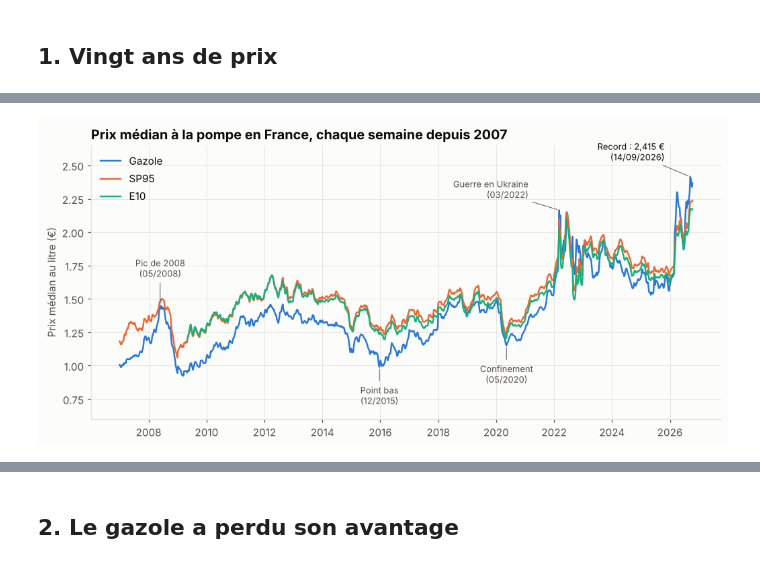
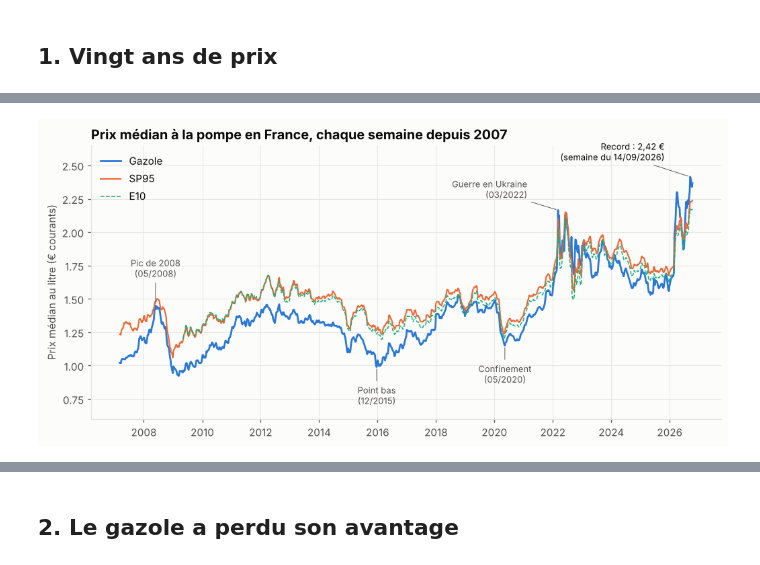
Before and after one commit to nitescuale/prix-carburants-bornes, a Jupyter notebook: notebooks/02_historique.ipynb, the cells around one changed output, grey strips where cells are left out. Saved outputs shown, nothing was run; the diff lists cells and outputs as text; code cells hidden in the pictures.

```diff
--- a/notebooks/02_historique.ipynb
+++ b/notebooks/02_historique.ipynb
@@ -90,2 +110,19 @@ print(f"{hebdo.height:,} prix hebdomadaires")
 # %% [markdown]
 ## 1. Vingt ans de prix
+# %%
+gazole = stats.filter(carburant="Gazole")
+record = gazole.sort("mediane").row(-1, named=True)
+pic_2022 = gazole.filter(pl.col("semaine").dt.year() == 2022).sort("mediane").row(-1, named=True)
+chiffres["record"], chiffres["pic_2022"] = record["mediane"], pic_2022["mediane"]
+chiffres["avant_hausse"] = gazole.filter(semaine=date(2026, 2, 23))["mediane"].item()
+chiffres["apres_hausse"] = gazole.filter(semaine=date(2026, 3, 30))["mediane"].item()
+annuel = (
+    stats.with_columns(annee=pl.col("semaine").dt.year())
+    .group_by("annee", "carburant").agg(pl.col("mediane").mean().round(3))
+    .pivot(on="carburant", index="annee", values="mediane").sort("annee")
+    .select("annee", *PRINCIPAUX)
+)
+for annee in [2007, 2022, 2026]:
+    chiffres[f"gazole_{annee}"] = annuel.filter(annee=annee)["Gazole"].item()
+print(f"Record : {record['mediane']:.3f} € la semaine du {record['semaine']}, pic de 2022 : {pic_2022['mediane']:.3f} € ({pic_2022['semaine']})")
+annuel
@@ -92,31 +150,27 @@ print(f"{hebdo.height:,} prix hebdomadaires")
 # %%
 fig, ax = plt.subplots(figsize=(11, 4.8))
-for carburant in ["Gazole", "SP95", "E10"]:
+for carburant, style in [("Gazole", {"linewidth": 1.8}), ("SP95", {"linewidth": 1.4}), ("E10", {"linewidth": 1, "linestyle": "--"})]:
     serie = stats.filter(carburant=carburant)
-    ax.plot(serie["semaine"], serie["mediane"], color=COULEURS[carburant], linewidth=1.6, label=carburant)
+    ax.plot(serie["semaine"], serie["mediane"], color=COULEURS[carburant], label=carburant, **style)
 # Extrêmes du gazole sur quelques périodes connues
-evenements = [
-    ((2008, 2008), "max", "Pic de 2008"),
-    ((2015, 2016), "min", "Point bas"),
-    ((2020, 2020), "min", "Confinement"),
-    ((2022, 2022), "max", "Guerre en Ukraine"),
-]
+evenements = [((2008, 2008), "max", "Pic de 2008"), ((2015, 2016), "min", "Point bas"),
+              ((2020, 2020), "min", "Confinement"), ((2022, 2022), "max", "Guerre en Ukraine")]
 for (debut, fin), sens, libelle in evenements:
-    periode = stats.filter(pl.col("carburant") == "Gazole", pl.col("semaine").dt.year().is_between(debut, fin)).sort("mediane")
-    semaine, valeur = periode.row(-1 if sens == "max" else 0, named=True)["semaine"], periode.row(-1 if sens == "max" else 0, named=True)["mediane"]
-    decalage = (-30, 12) if libelle == "Guerre en Ukraine" else (0, 28 if sens == "max" else -36)
-    ax.annotate(f"{libelle}\n({semaine:%m/%Y})", (semaine, valeur), xytext=decalage, textcoords="offset points",
-                ha="right" if libelle == "Guerre en Ukraine" else "center", fontsize=8.5, color=TEXTE_2, arrowprops={"arrowstyle": "-", "color": TEXTE_2, "lw": 0.6})
-record = stats.filter(carburant="Gazole").sort("mediane").row(-1, named=True)
-ax.annotate(f"Record : {euros(record['mediane'], 3)}\n({record['semaine']:%d/%m/%Y})", (record["semaine"], record["mediane"]),
-            xytext=(-25, 14), textcoords="offset points", ha="right", va="bottom", fontsize=8.5, color=TEXTE,
-            arrowprops={"arrowstyle": "-", "color": TEXTE_2, "lw": 0.6})
+    periode = gazole.filter(pl.col("semaine").dt.year().is_between(debut, fin)).sort("mediane")
+    point = periode.row(-1 if sens == "max" else 0, named=True)
+    ukraine = libelle == "Guerre en Ukraine"
+    ax.annotate(f"{libelle}\n({point['semaine']:%m/%Y})", (point["semaine"], point["mediane"]),
+                xytext=(-30, 12) if ukraine else (0, 28 if sens == "max" else -36), textcoords="offset points",
+                ha="right" if ukraine else "center", fontsize=8.5, color=TEXTE_2,
+                arrowprops={"arrowstyle": "-", "color": TEXTE_2, "lw": 0.6})
+ax.annotate(f"Record : {record['mediane']:.2f} €\n(semaine du {record['semaine']:%d/%m/%Y})".replace(".", ",", 1),
+            (record["semaine"], record["mediane"]), xytext=(-25, 14), textcoords="offset points", ha="right", va="bottom",
+            fontsize=8.5, color=TEXTE, arrowprops={"arrowstyle": "-", "color": TEXTE_2, "lw": 0.6})
 ax.set_ylim(0.6, 2.65)
-ax.set_ylabel("Prix médian au litre (€)")
+ax.set_ylabel("Prix médian au litre (€ courants)")
 ax.set_title("Prix médian à la pompe en France, chaque semaine depuis 2007")
 ax.legend(frameon=False, labelcolor=TEXTE, loc="upper left")
-ax.xaxis.set_major_locator(mdates.YearLocator(2))
-ax.xaxis.set_major_formatter(mdates.DateFormatter("%Y"))
+axe_annees(ax)
 sauver(fig, "06_vingt_ans_de_prix")
 # %% [output]
-[figure, old version]
+[figure, new version]
```
Also changed, not shown: parts of 41 cells of this notebook, 9 other files.
